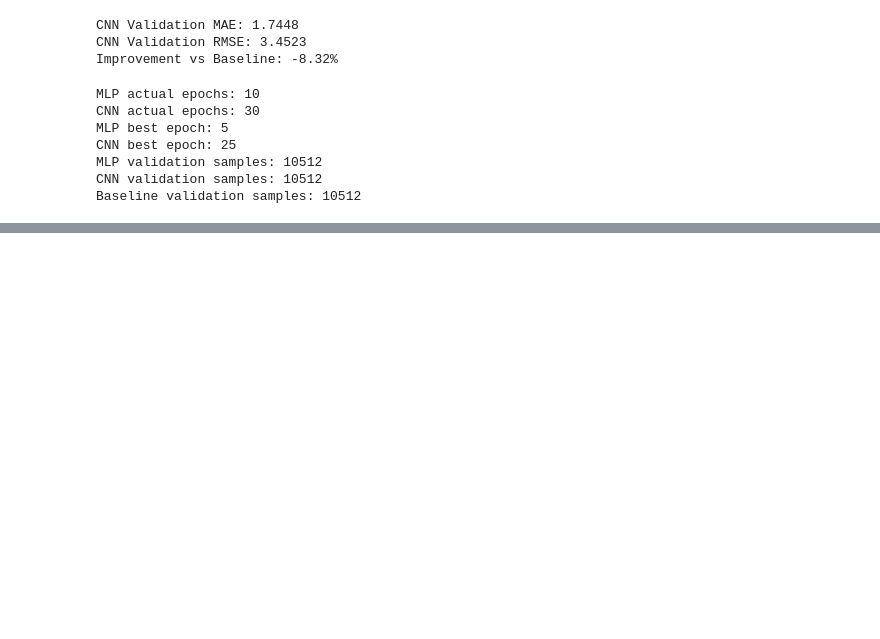
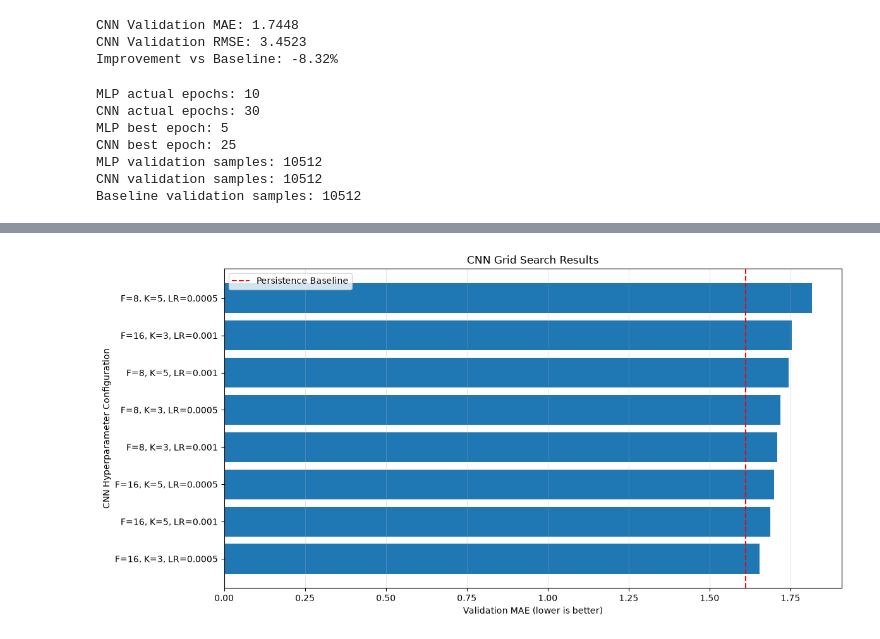
Before and after one commit to qchen534/AISE4010-Project, a Jupyter notebook: AISE4010_Project_Group#3.ipynb, the cells around one changed output, grey strips where cells are left out. Cells and saved outputs as stored; diff of their text form; code cells hidden in the pictures; blank space fills up the shorter version.

```diff
--- a/AISE4010_Project_Group#3.ipynb
+++ b/AISE4010_Project_Group#3.ipynb
@@ -795,0 +1018,6 @@ Baseline validation samples: 10512
+# %%
+# Table 1: Original Grid Search Results
+
+grid_results_df = pd.DataFrame(grid_results)
+
+display(grid_results_df.round(4))
@@ -795,0 +1053,36 @@ Baseline validation samples: 10512
+# %%
+plt.style.use("default")
+
+plot_df = grid_results_df.sort_values("Val MAE")
+
+labels = [
+    f"F={int(row['Filters'])}, "
+    f"K={int(row['Kernel Size'])}, "
+    f"LR={row['Learning Rate']}"
+    for _, row in plot_df.iterrows()
+]
+
+plt.figure(figsize=(12, 6))
+
+plt.barh(
+    labels,
+    plot_df["Val MAE"]
+)
+
+plt.axvline(
+    naive_mae,
+    color="red",
+    linestyle="--",
+    label="Persistence Baseline"
+)
+
+plt.xlabel("Validation MAE (lower is better)")
+plt.ylabel("CNN Hyperparameter Configuration")
+plt.title("CNN Grid Search Results")
+
+plt.legend()
+plt.grid(axis="x", alpha=0.3)
+plt.tight_layout()
+plt.show()
+# %% [output]
+[figure, added]
```
Also changed, not shown: parts of 10 cells of this notebook.
